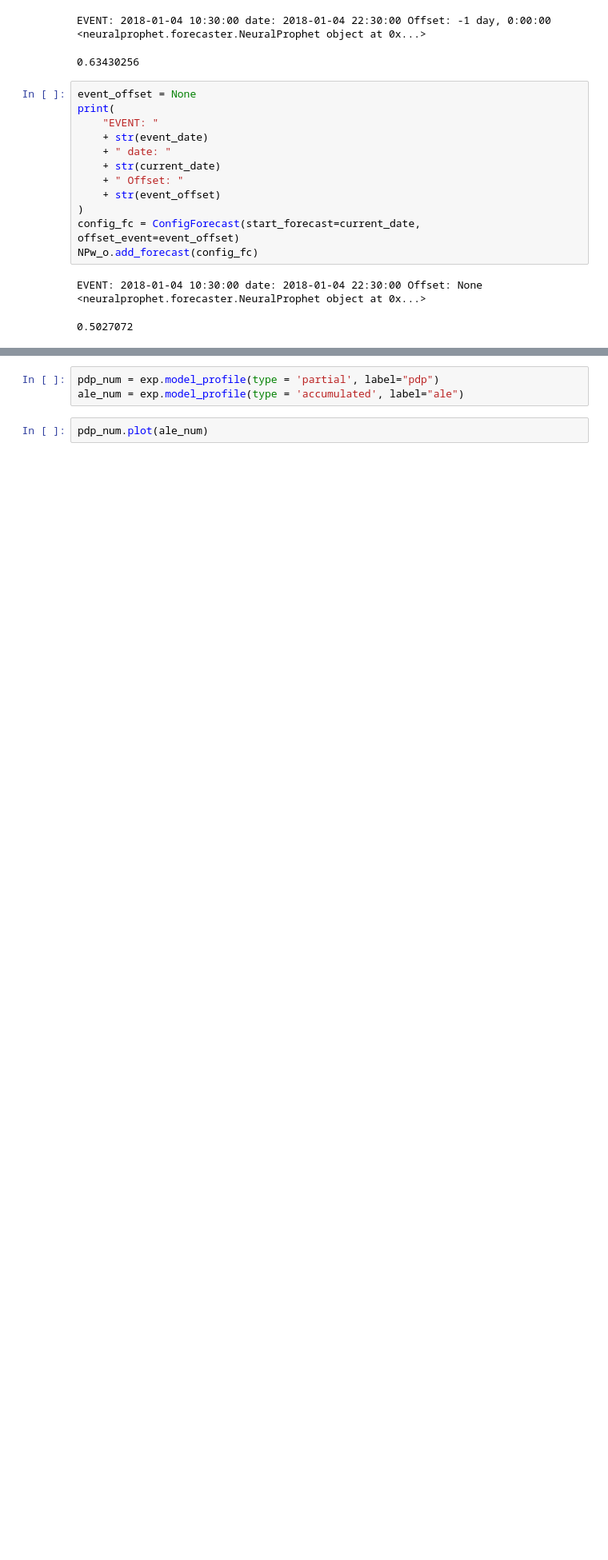
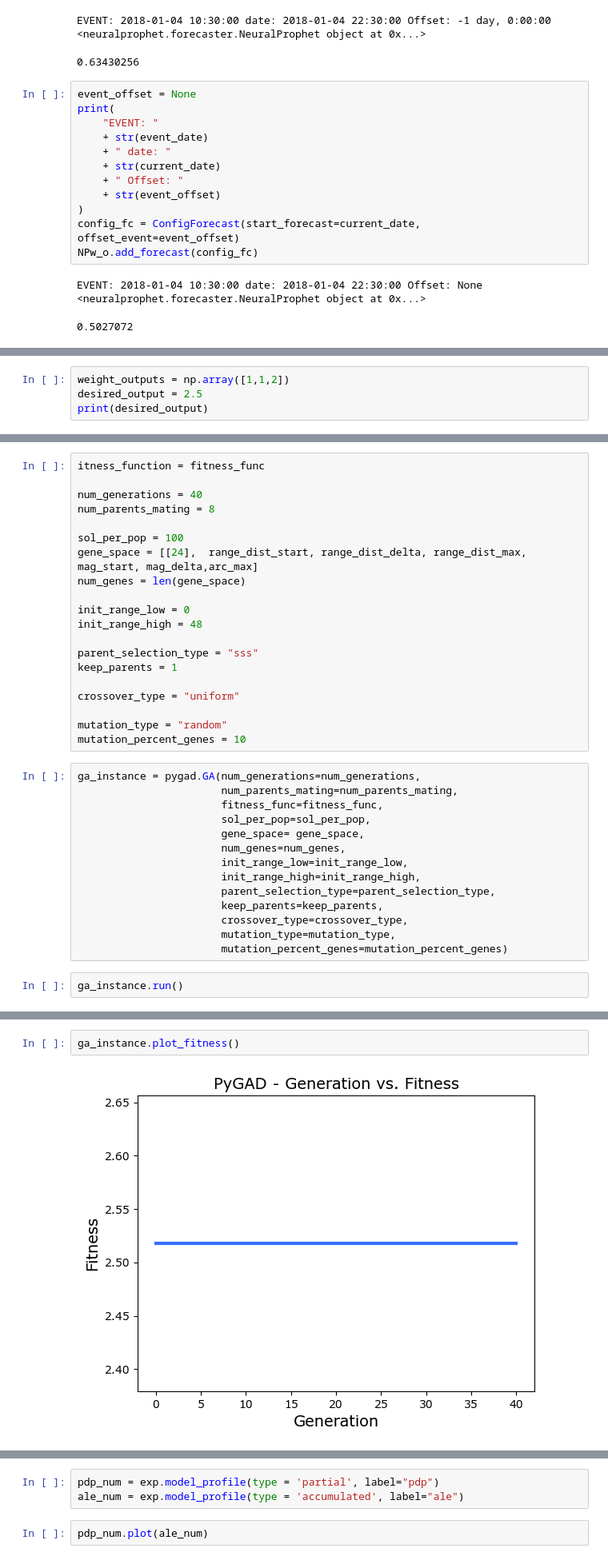
Before and after one commit to carloscanodomingo/NeuralProphetEQ, a Jupyter notebook: neuralProphet.ipynb, the cells around one changed output, grey strips where cells are left out. Shown at 80% size. Saved outputs shown, nothing was run; the diff lists cells and outputs as text; blank space fills up the shorter version.

```diff
--- a/neuralProphet.ipynb
+++ b/neuralProphet.ipynb
@@ -311,0 +325,4 @@ Index(['ref', 'error', 'correct_class', 'predicted_class', 'type',
+# %%
+weight_outputs = np.array([1,1,2])
+desired_output = 2.5
+print(desired_output)
@@ -311,0 +367,36 @@ Index(['ref', 'error', 'correct_class', 'predicted_class', 'type',
+# %%
+itness_function = fitness_func
+
+num_generations = 40
+num_parents_mating = 8
+
+sol_per_pop = 100
+gene_space = [[24],  range_dist_start, range_dist_delta, range_dist_max, mag_start, mag_delta,arc_max]
+num_genes = len(gene_space)
+
+init_range_low = 0
+init_range_high = 48
+
+parent_selection_type = "sss"
+keep_parents = 1
+
+crossover_type = "uniform"
+
+mutation_type = "random"
+mutation_percent_genes = 10
+# %%
+ga_instance = pygad.GA(num_generations=num_generations,
+                       num_parents_mating=num_parents_mating,
+                       fitness_func=fitness_func,
+                       sol_per_pop=sol_per_pop,
+                       gene_space= gene_space,
+                       num_genes=num_genes,
+                       init_range_low=init_range_low,
+                       init_range_high=init_range_high,
+                       parent_selection_type=parent_selection_type,
+                       keep_parents=keep_parents,
+                       crossover_type=crossover_type,
+                       mutation_type=mutation_type,
+                       mutation_percent_genes=mutation_percent_genes)
+# %%
+ga_instance.run()
@@ -311,0 +433,4 @@ Index(['ref', 'error', 'correct_class', 'predicted_class', 'type',
+# %%
+ga_instance.plot_fitness()
+# %% [output]
+[figure, added]
```
Also changed, not shown: parts of 103 cells of this notebook, 4 other files.
